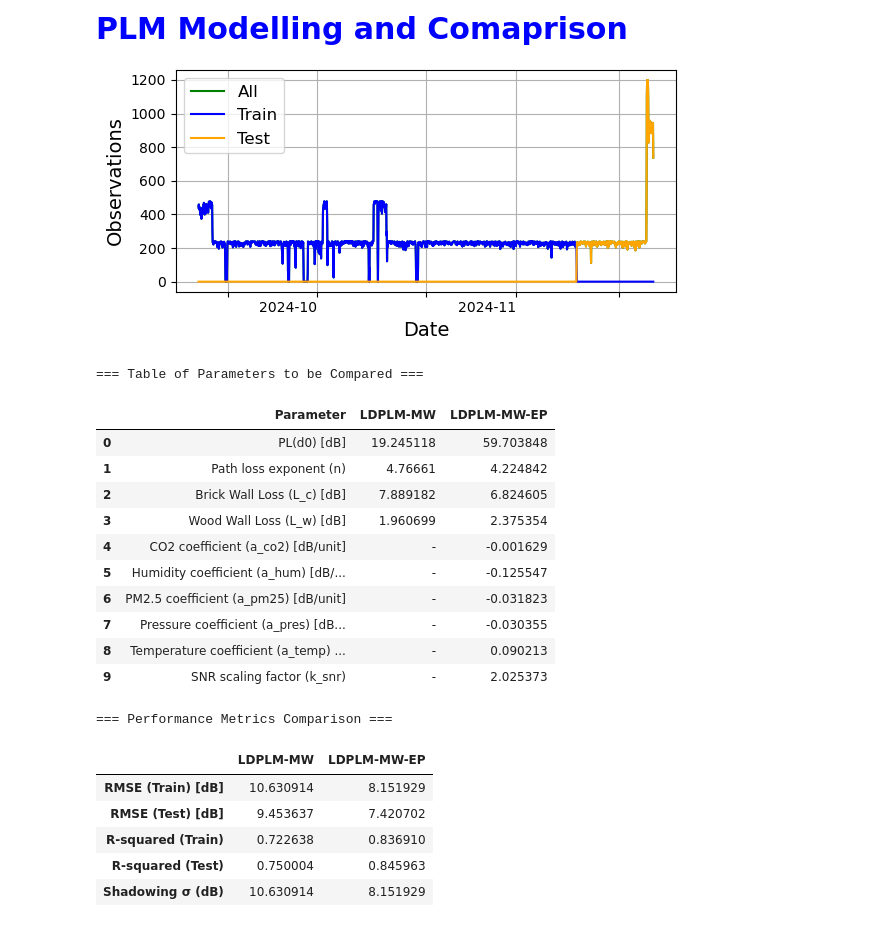
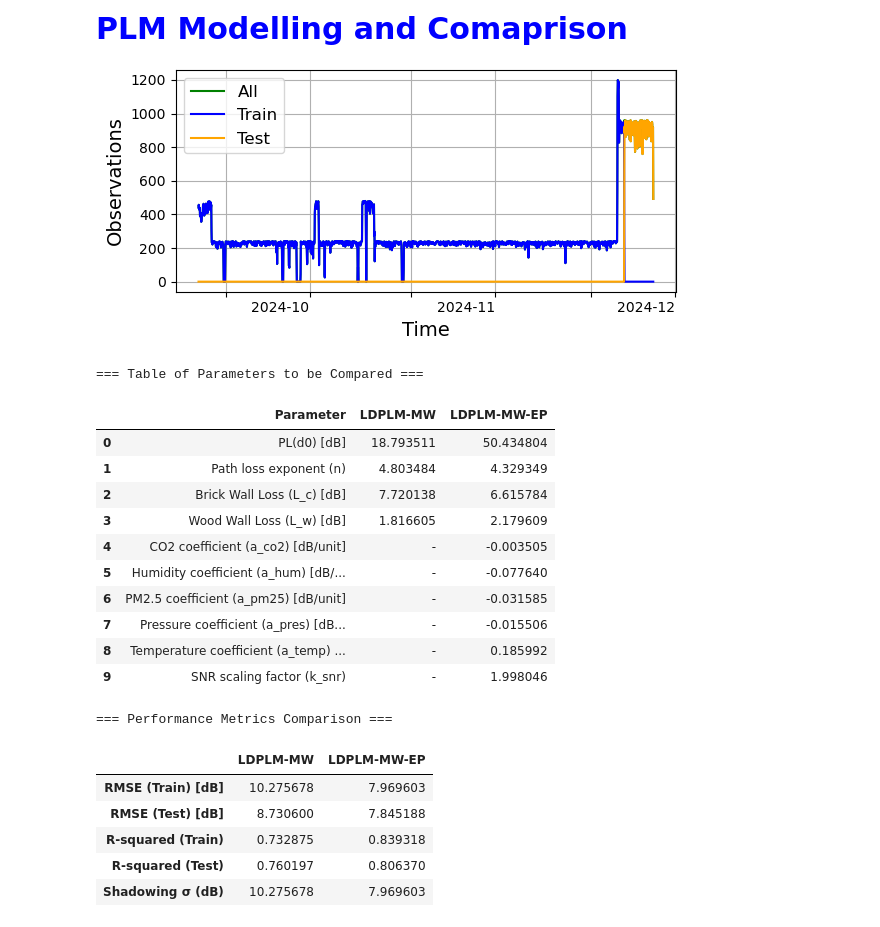
Before and after one commit to nahshonmokua/LoRaWAN-Indoor-Path-Loss-Modelling-with-MultiWall-Environment-Factors, a Jupyter notebook: LDPLM_B.ipynb, the cells around one changed output. Cells and saved outputs as stored; diff of their text form; code cells hidden in the pictures.

```diff
--- a/LDPLM_B.ipynb
+++ b/LDPLM_B.ipynb
@@ -21,7 +21,7 @@ df = pd.read_csv('../all_data_files/cleaned_dataset_per_device.csv', index_col=0
 # === Data Preparation and Single Train-Test Split ===
 # ----------------------------------------------------
 # Ensure your DataFrame is sorted by time to maintain temporal order
-df['time'] = pd.to_datetime(df['time'])
+df['time'] = pd.to_datetime(df['time'], format='ISO8601', errors='coerce')
 df_sorted = df.sort_values('time').reset_index(drop=True)
 
 # Extract all necessary columns from the sorted DataFrame
@@ -95,35 +95,35 @@ ax.plot(
     resampled_counts.index, resampled_counts['Train'], label='Train', linestyle='-', color='blue'
 )
 ax.plot(
     resampled_counts.index, resampled_counts['Test'], label='Test', linestyle='-', color='orange'
 )
 
 # Format x-axis labels to avoid overlaps
-ax.set_xlabel('Date', fontsize=14)
+ax.set_xlabel('Time', fontsize=14)
 ax.set_ylabel('Observations', fontsize=14)
 
 # Use AutoDateLocator and DateFormatter for better x-axis formatting
 ax.xaxis.set_major_locator(mdates.AutoDateLocator())
 ax.xaxis.set_major_formatter(mdates.DateFormatter('%Y-%m'))
 
 # Show every nth label on the x-axis
 for label in ax.xaxis.get_ticklabels()[::2]:
     label.set_visible(False)
 
 # Rotate date labels to prevent overlap
 plt.setp(ax.get_xticklabels(), rotation=0, ha='right')
 
 ax.legend(fontsize=12)
 ax.grid(True)
 plt.tight_layout()
 
 # Save the figure to the specified directory with 1000 dpi
 plt.savefig('../all_data_files/Observations_Over_Time.png', dpi=1000)
 
 # Show the plot
 plt.show()
 # %% [output]
-[figure, old version]
+[figure, new version]
 # %%
 # === Defining LDPLM-MW Model, Fitting, and Extracting Parameters ===
 # -------------------------------------------------------------------
@@ -302,20 +302,20 @@ display(metrics_df)
 # %% [output]
 === Table of Parameters to be Compared ===
 |  | Parameter | LDPLM-MW | LDPLM-MW-EP |
-| 0 | PL(d0) [dB] | 19.245118 | 59.703848 |
-| 1 | Path loss exponent (n) | 4.76661 | 4.224842 |
-| 2 | Brick Wall Loss (L_c) [dB] | 7.889182 | 6.824605 |
-| 3 | Wood Wall Loss (L_w) [dB] | 1.960699 | 2.375354 |
-| 4 | CO2 coefficient (a_co2) [dB/unit] | - | -0.001629 |
-| 5 | Humidity coefficient (a_hum) [dB/... | - | -0.125547 |
-| 6 | PM2.5 coefficient (a_pm25) [dB/unit] | - | -0.031823 |
-| 7 | Pressure coefficient (a_pres) [dB... | - | -0.030355 |
-| 8 | Temperature coefficient (a_temp) ... | - | 0.090213 |
-| 9 | SNR scaling factor (k_snr) | - | 2.025373 |
+| 0 | PL(d0) [dB] | 18.793511 | 50.434804 |
+| 1 | Path loss exponent (n) | 4.803484 | 4.329349 |
+| 2 | Brick Wall Loss (L_c) [dB] | 7.720138 | 6.615784 |
+| 3 | Wood Wall Loss (L_w) [dB] | 1.816605 | 2.179609 |
+| 4 | CO2 coefficient (a_co2) [dB/unit] | - | -0.003505 |
+| 5 | Humidity coefficient (a_hum) [dB/... | - | -0.077640 |
+| 6 | PM2.5 coefficient (a_pm25) [dB/unit] | - | -0.031585 |
+| 7 | Pressure coefficient (a_pres) [dB... | - | -0.015506 |
+| 8 | Temperature coefficient (a_temp) ... | - | 0.185992 |
+| 9 | SNR scaling factor (k_snr) | - | 1.998046 |
 === Performance Metrics Comparison ===
 |  | LDPLM-MW | LDPLM-MW-EP |
-| RMSE (Train) [dB] | 10.630914 | 8.151929 |
-| RMSE (Test) [dB] | 9.453637 | 7.420702 |
-| R-squared (Train) | 0.722638 | 0.836910 |
-| R-squared (Test) | 0.750004 | 0.845963 |
-| Shadowing σ (dB) | 10.630914 | 8.151929 |
+| RMSE (Train) [dB] | 10.275678 | 7.969603 |
+| RMSE (Test) [dB] | 8.730600 | 7.845188 |
+| R-squared (Train) | 0.732875 | 0.839318 |
+| R-squared (Test) | 0.760197 | 0.806370 |
+| Shadowing σ (dB) | 10.275678 | 7.969603 |
```
Also changed, not shown: parts of 5 cells of this notebook, 5 other files.
